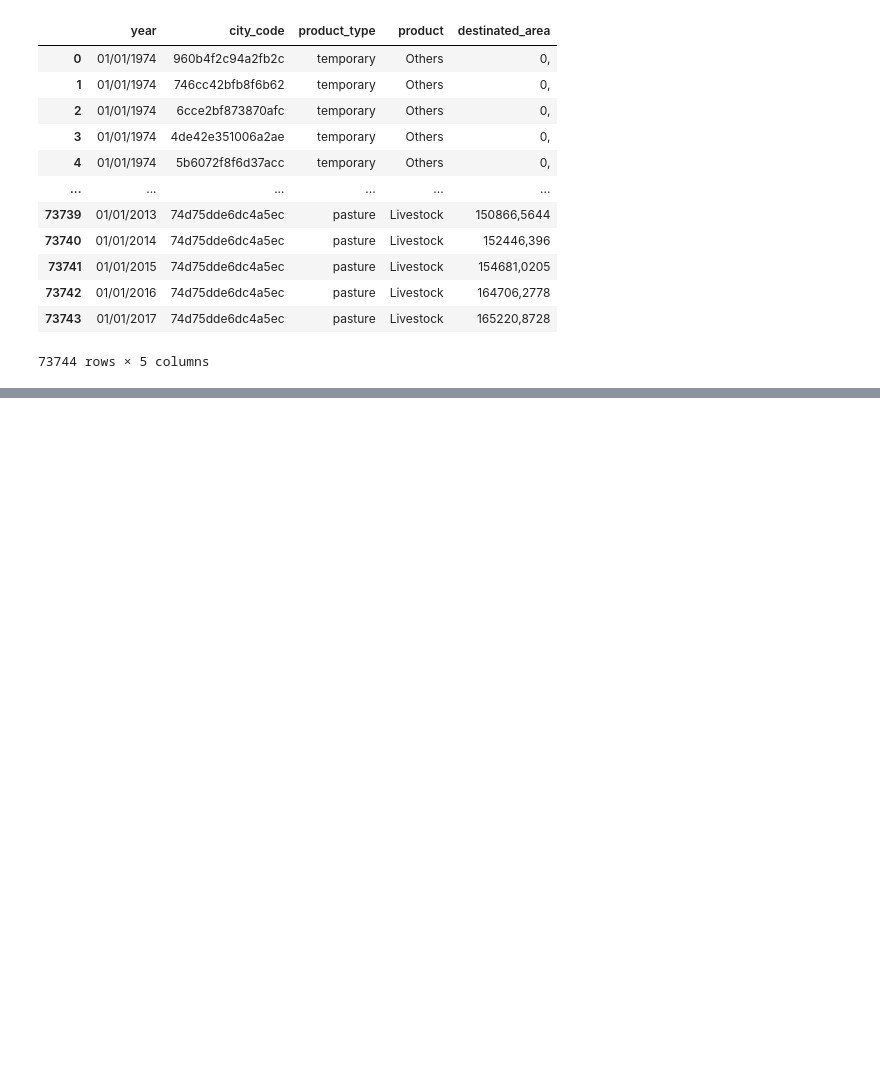
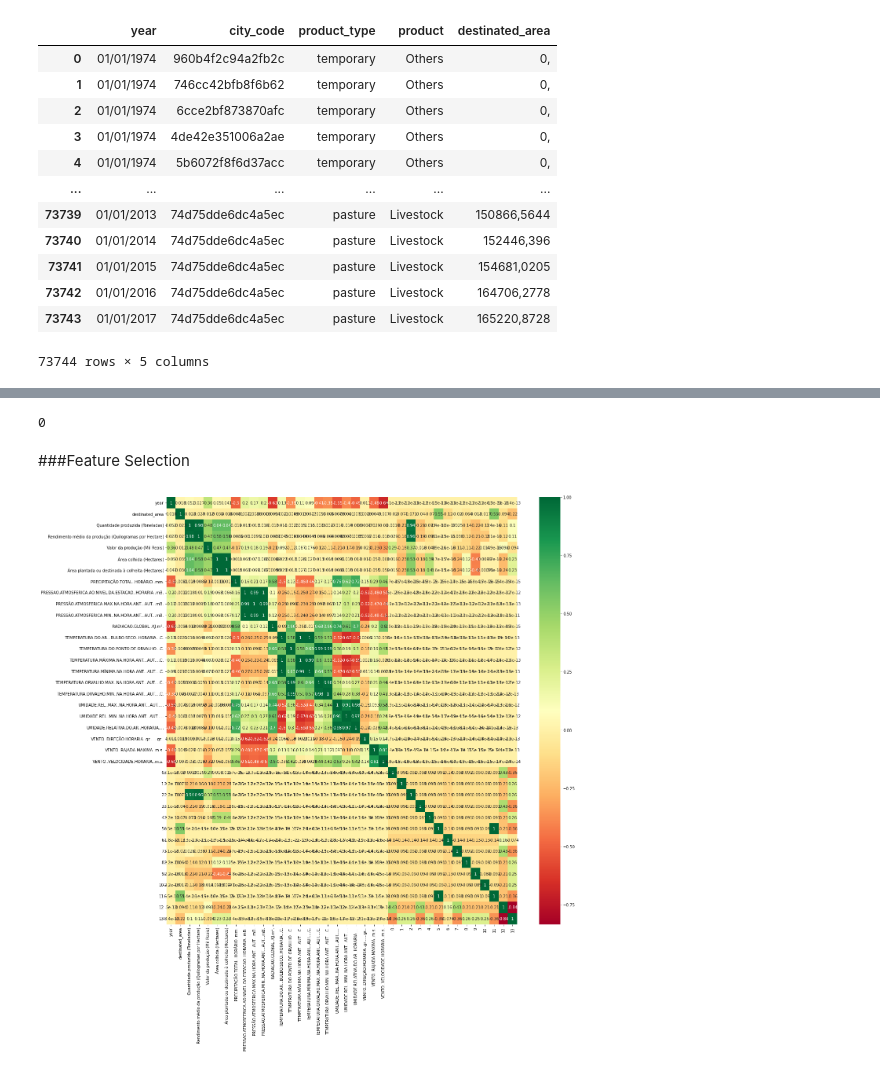
Before and after one commit to LucasLessa1/challengeBain, a Jupyter notebook: Desafio_Bain_&_Company.ipynb, the cells around one changed output, grey strips where cells are left out. Cells and saved outputs as stored; diff of their text form; code cells hidden in the pictures; blank space fills up the shorter version.

```diff
--- a/Desafio_Bain_&_Company.ipynb
+++ b/Desafio_Bain_&_Company.ipynb
@@ -158,0 +625,2 @@ df.head()
+# %%
+df_total = final_df
@@ -158,0 +653,8 @@ df.head()
+# %%
+columns = df_total.columns
+columns = columns.drop(["city_code", "product_type", "product"])
+# %%
+#Replacing Nan values
+for i in columns:
+
+  df_total[i].fillna(df_total[i].mean(), inplace=True)
@@ -158,0 +671,3 @@ df.head()
+# %%
+df_total = df_total[df_total['year'] >= 2000]
+df_total = df_total[df_total['year'] <= 2017]
@@ -158,0 +777,4 @@ df.head()
+# %%
+label.isna().sum()
+# %% [output]
+0
@@ -158,0 +783,11 @@ df.head()
+# %% [markdown]
+###Feature Selection
+# %%
+#Correlação
+corrmat = df_total.corr()
+top_corr_features = corrmat.index
+plt.figure(figsize=(20,20))
+#plot heat map
+g=sns.heatmap(df_total[top_corr_features].corr(), annot=True, cmap="RdYlGn")
+# %% [output]
+[figure, added]
```
Also changed, not shown: parts of 126 cells of this notebook.
